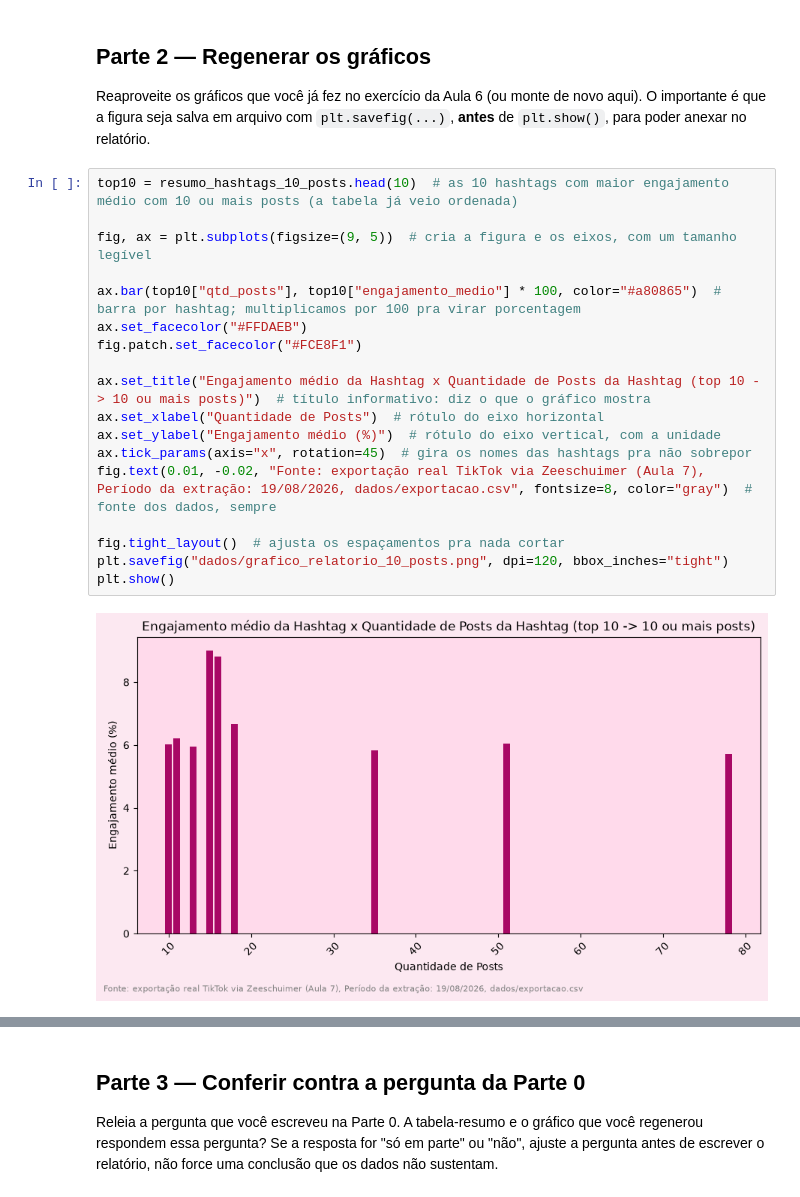
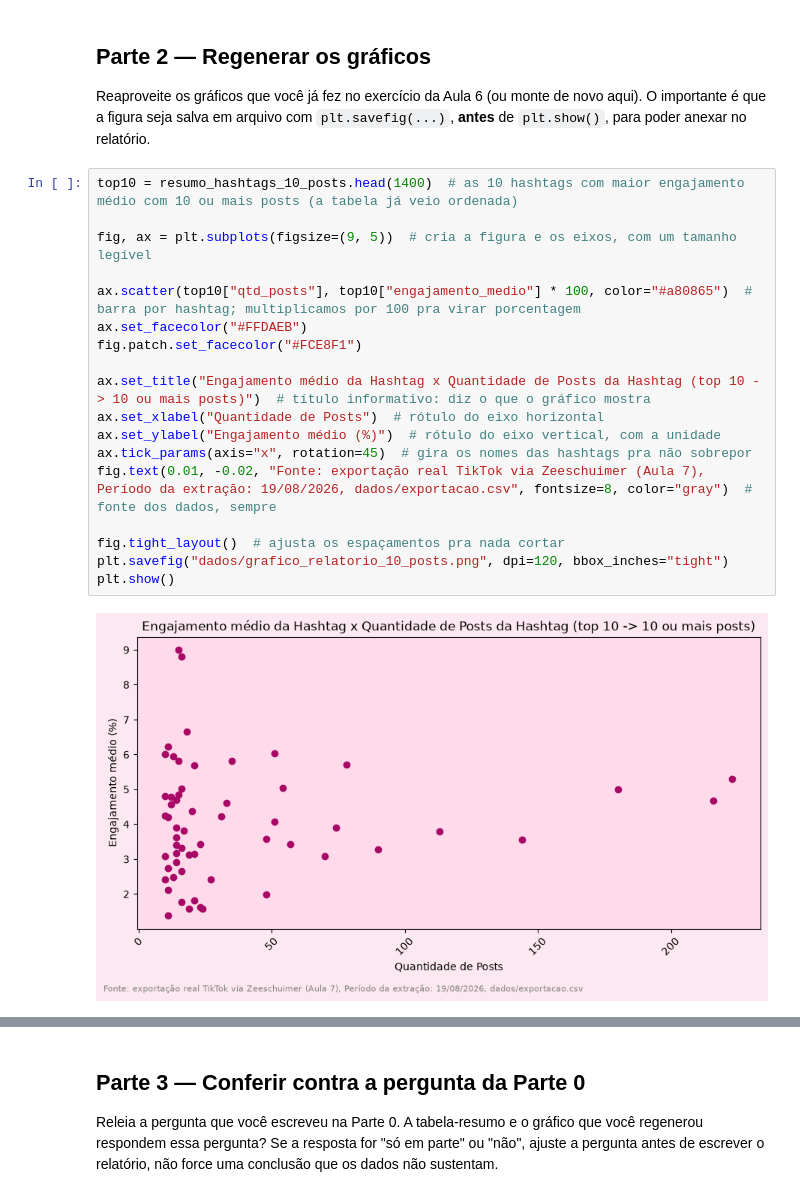
Before and after one commit to sablewin22/extracao-dados-trabalhos-sabrinalewin, a Jupyter notebook: projetos/07-relatorio-analitico/exercicios/exercicio-07-relatorio-analitico.ipynb, the cells around one changed output, grey strips where cells are left out. Cells and saved outputs as stored; diff of their text form.

```diff
--- a/projetos/07-relatorio-analitico/exercicios/exercicio-07-relatorio-analitico.ipynb
+++ b/projetos/07-relatorio-analitico/exercicios/exercicio-07-relatorio-analitico.ipynb
@@ -122,22 +122,22 @@ Tabela salva em dados/resumo_hashtags_10_posts.csv
 
 Reaproveite os gráficos que você já fez no exercício da Aula 6 (ou monte de novo aqui). O importante é que a figura seja salva em arquivo com `plt.savefig(...)`, **antes** de `plt.show()`, para poder anexar no relatório.
 # %%
-top10 = resumo_hashtags_10_posts.head(10)  # as 10 hashtags com maior engajamento médio com 10 ou mais posts (a tabela já veio ordenada)
+top10 = resumo_hashtags_10_posts.head(1400)  # as 10 hashtags com maior engajamento médio com 10 ou mais posts (a tabela já veio ordenada)
 
 fig, ax = plt.subplots(figsize=(9, 5))  # cria a figura e os eixos, com um tamanho legível
 
-ax.bar(top10["qtd_posts"], top10["engajamento_medio"] * 100, color="#a80865")  # barra por hashtag; multiplicamos por 100 pra virar porcentagem
+ax.scatter(top10["qtd_posts"], top10["engajamento_medio"] * 100, color="#a80865")  # barra por hashtag; multiplicamos por 100 pra virar porcentagem
 ax.set_facecolor("#FFDAEB")
 fig.patch.set_facecolor("#FCE8F1")
 
 ax.set_title("Engajamento médio da Hashtag x Quantidade de Posts da Hashtag (top 10 -> 10 ou mais posts)")  # título informativo: diz o que o gráfico mostra
 ax.set_xlabel("Quantidade de Posts")  # rótulo do eixo horizontal
 ax.set_ylabel("Engajamento médio (%)")  # rótulo do eixo vertical, com a unidade
 ax.tick_params(axis="x", rotation=45)  # gira os nomes das hashtags pra não sobrepor
 fig.text(0.01, -0.02, "Fonte: exportação real TikTok via Zeeschuimer (Aula 7), Período da extração: 19/08/2026, dados/exportacao.csv", fontsize=8, color="gray")  # fonte dos dados, sempre
 
 fig.tight_layout()  # ajusta os espaçamentos pra nada cortar
 plt.savefig("dados/grafico_relatorio_10_posts.png", dpi=120, bbox_inches="tight")
 plt.show()
 # %% [output]
-[figure, old version]
+[figure, new version]
```
Also changed, not shown: parts of 1 cell of this notebook, 6 other files.
